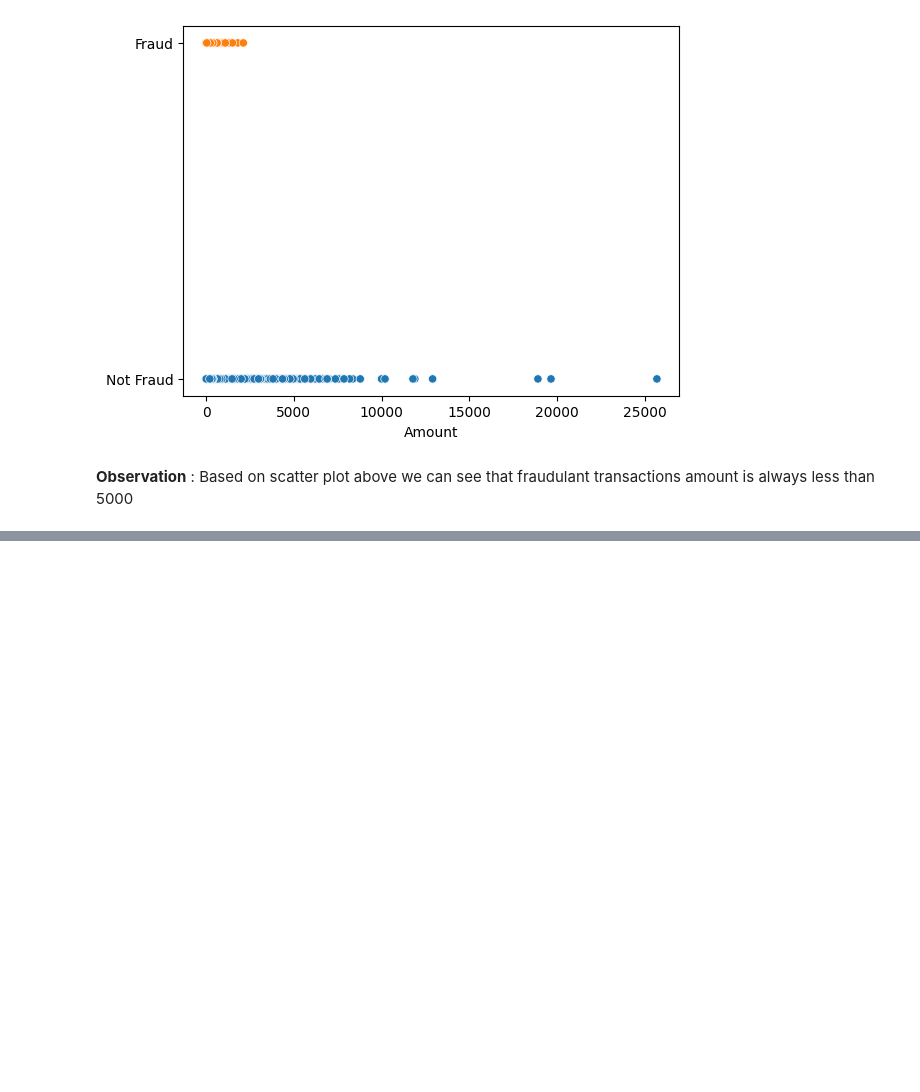
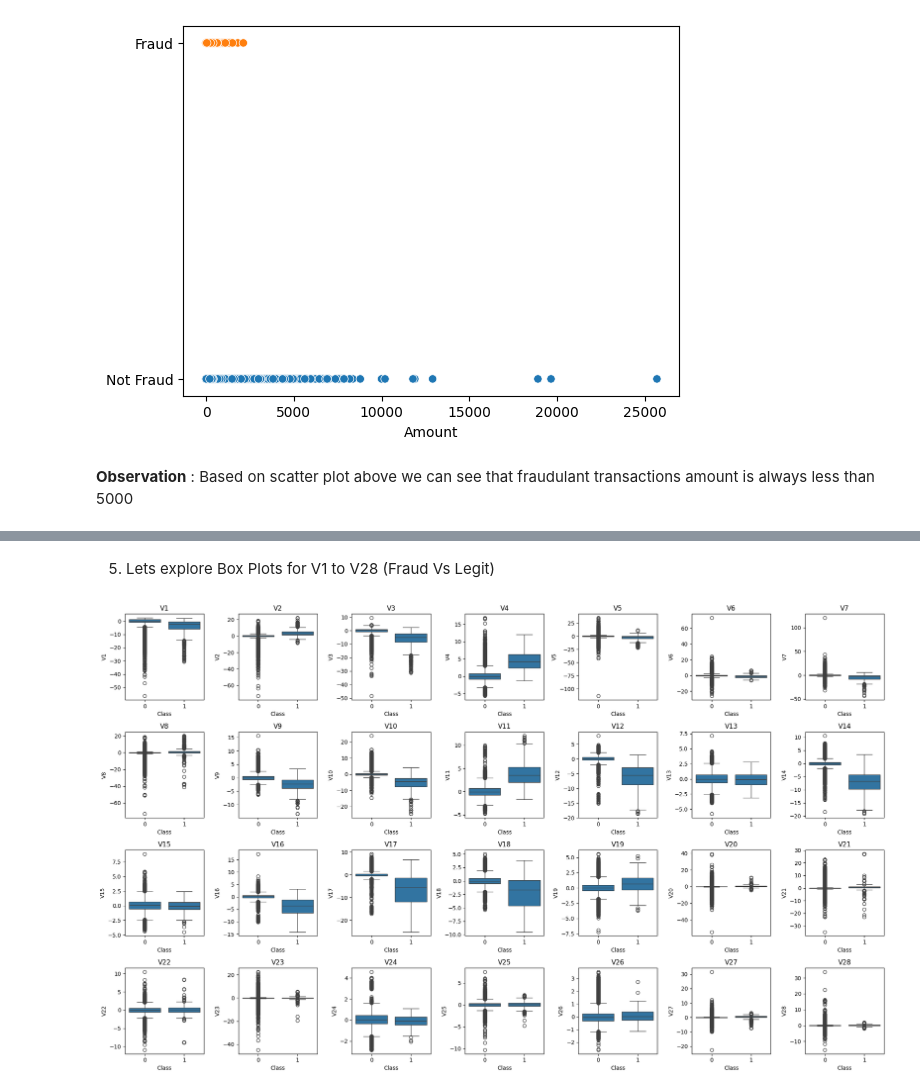
Before and after one commit to hemantborse/Capstone, a Jupyter notebook: Credit_Card_Fraud_Prediction.ipynb, the cells around one changed output, grey strips where cells are left out. Saved outputs shown, nothing was run; the diff lists cells and outputs as text; code cells hidden in the pictures; blank space fills up the shorter version.

```diff
--- a/Credit_Card_Fraud_Prediction.ipynb
+++ b/Credit_Card_Fraud_Prediction.ipynb
@@ -132,0 +147,11 @@ plt.show()
+# %% [markdown]
+5. Lets explore Box Plots for V1 to V28 (Fraud Vs Legit)
+# %%
+fig,axes = plt.subplots(4,7,figsize=(20,12))
+for i, ax in enumerate(axes.flat):
+    sns.boxplot(x='Class',y=f'V{i+1}',data=df,ax=ax)
+    ax.set_title(f'V{i+1}')
+    plt.tight_layout()
+plt.show()
+# %% [output]
+[figure, added]
```
Also changed, not shown: parts of 4 cells of this notebook.
